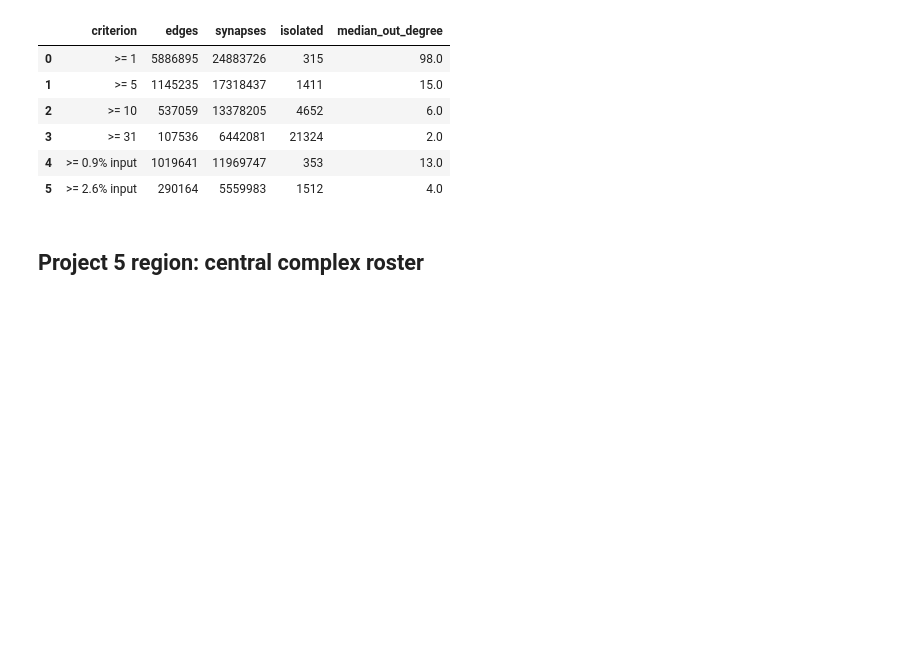
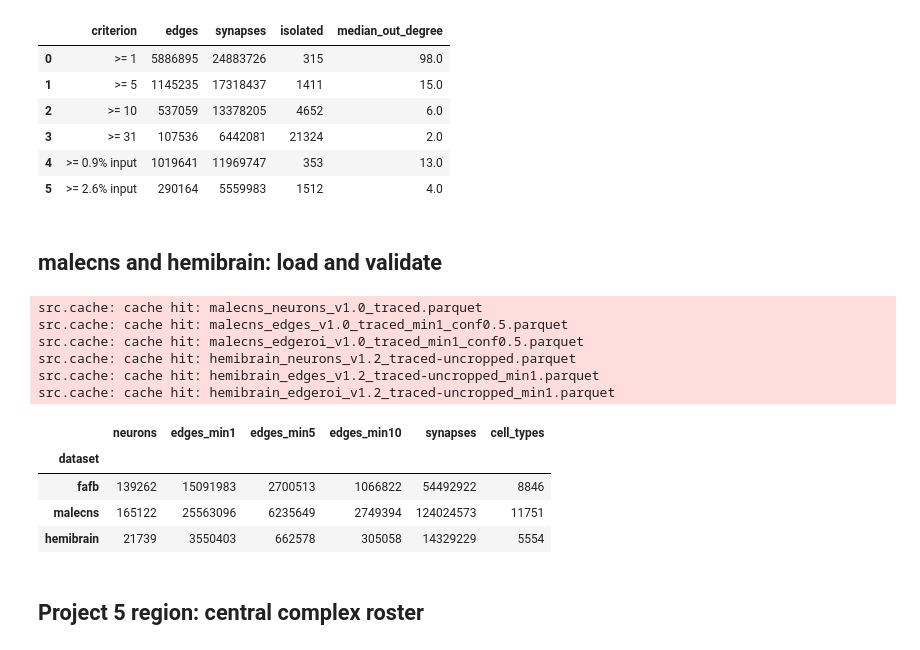
Before and after one commit to teyerci/p5-pu-wiring, a Jupyter notebook: notebooks/00_integration.ipynb, the cells around one changed output. Drawn from its saved outputs; the diff is of its cells as text; code cells hidden in the pictures; blank space fills up the shorter version.

```diff
--- a/notebooks/00_integration.ipynb
+++ b/notebooks/00_integration.ipynb
@@ -56,6 +56,29 @@ pd.DataFrame(rows)
 | 3 | >= 31 | 107536 | 6442081 | 21324 | 2.0 |
 | 4 | >= 0.9% input | 1019641 | 11969747 | 353 | 13.0 |
 | 5 | >= 2.6% input | 290164 | 5559983 | 1512 | 4.0 |
+# %% [markdown]
+## malecns and hemibrain: load and validate
+# %%
+from src import fetch_malecns, fetch_hemibrain
+mal = (fetch_malecns.load_neurons(), fetch_malecns.load_edges(), fetch_malecns.load_edgeroi())
+validate_dataset(*mal)
+hemi = (fetch_hemibrain.load_neurons(), fetch_hemibrain.load_edges(), fetch_hemibrain.load_edgeroi())
+validate_dataset(*hemi)
+from src.validate import assert_interchangeable
+assert_interchangeable(neurons, mal[0]); assert_interchangeable(neurons, hemi[0])
+pd.concat([summary(neurons, edges), summary(mal[0], mal[1]), summary(hemi[0], hemi[1])])
+# %% [output]
+src.cache: cache hit: malecns_neurons_v1.0_traced.parquet
+src.cache: cache hit: malecns_edges_v1.0_traced_min1_conf0.5.parquet
+src.cache: cache hit: malecns_edgeroi_v1.0_traced_min1_conf0.5.parquet
+src.cache: cache hit: hemibrain_neurons_v1.2_traced-uncropped.parquet
+src.cache: cache hit: hemibrain_edges_v1.2_traced-uncropped_min1.parquet
+src.cache: cache hit: hemibrain_edgeroi_v1.2_traced-uncropped_min1.parquet
+|  | neurons | edges_min1 | edges_min5 | edges_min10 | synapses | cell_types |
+| dataset |  |  |  |  |  |  |
+| fafb | 139262 | 15091983 | 2700513 | 1066822 | 54492922 | 8846 |
+| malecns | 165122 | 25563096 | 6235649 | 2749394 | 124024573 | 11751 |
+| hemibrain | 21739 | 3550403 | 662578 | 305058 | 14329229 | 5554 |
 # %% [markdown]
 ## Project 5 region: central complex roster
 # %%
```
Also changed, not shown: parts of 9 cells of this notebook, 18 other files.
